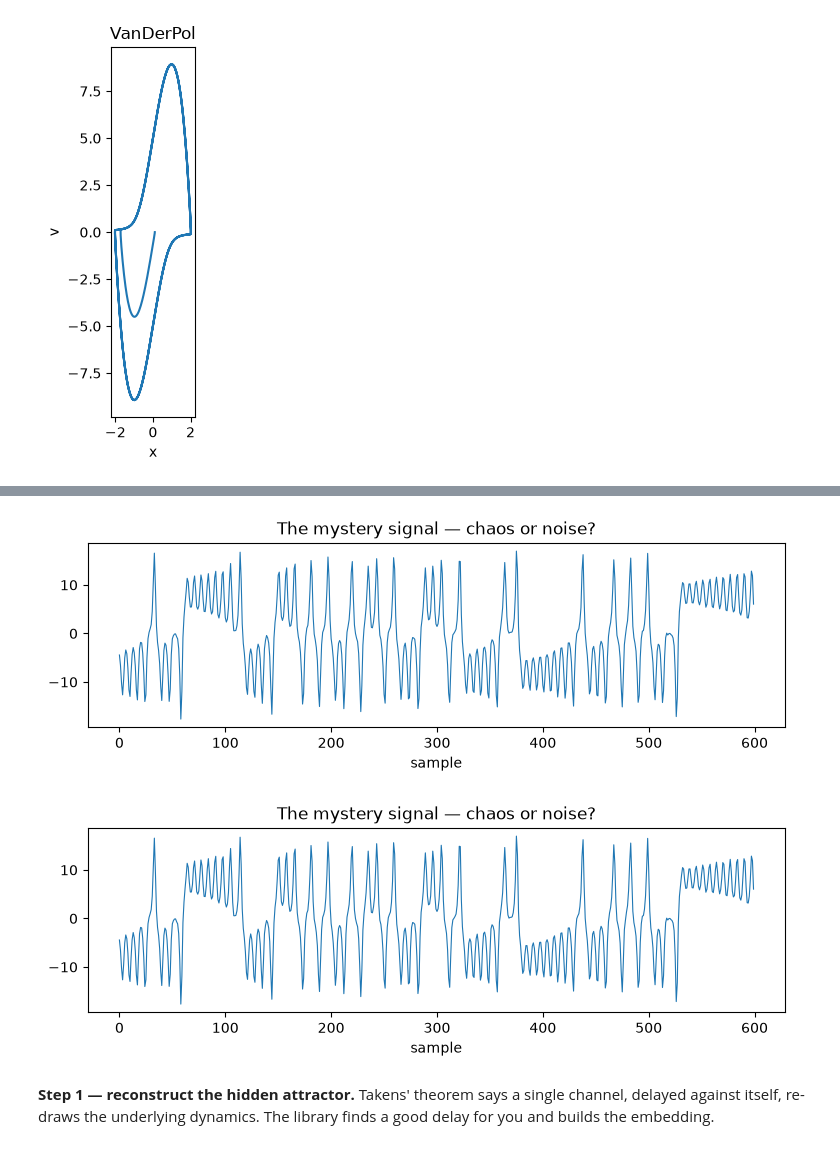
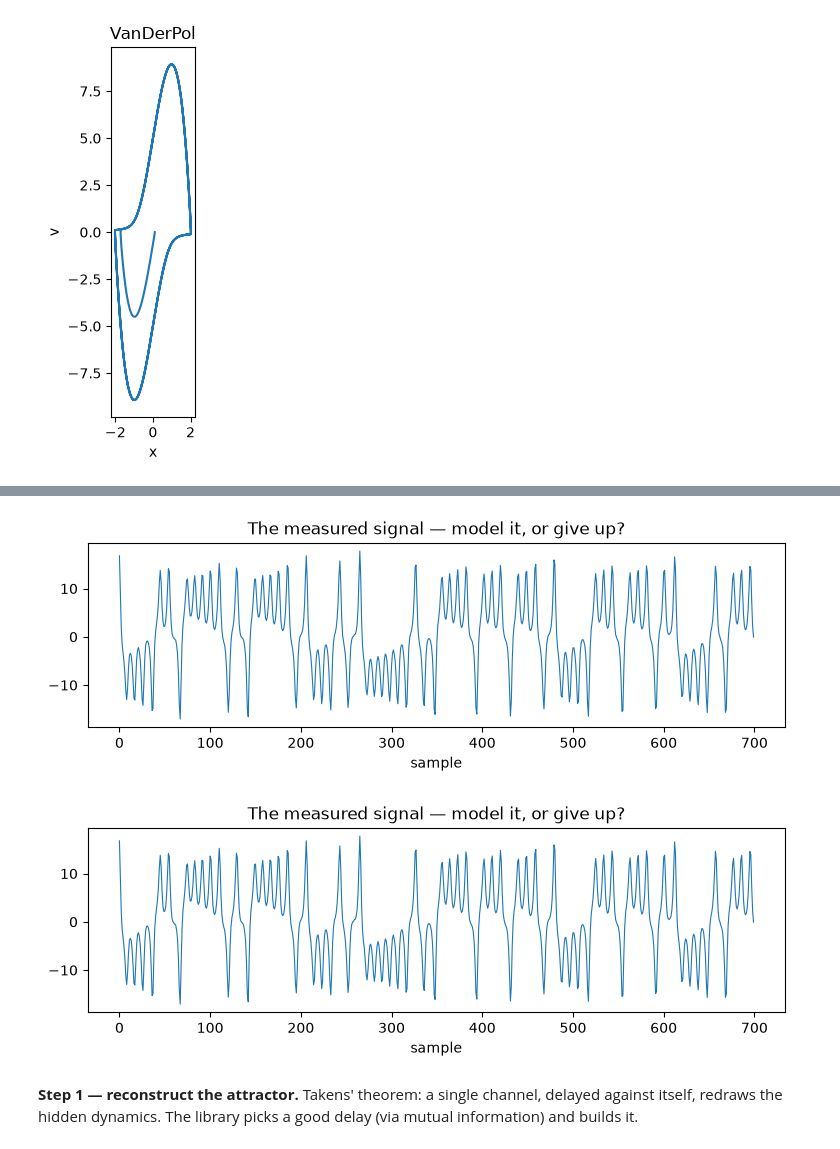
Before and after one commit to El3ssar/tsdynamics-workshop, a Jupyter notebook: workshop_express.ipynb, the cells around one changed output, grey strips where cells are left out. Drawn from its saved outputs; the diff is of its cells as text; code cells hidden in the pictures.

```diff
--- a/workshop_express.ipynb
+++ b/workshop_express.ipynb
@@ -159,0 +18,26 @@ everything, for free.
+# %%
+# Setup — installs the stack on Colab's first run (~40 s); a no-op locally.
+try:
+    import tsdynamics  # noqa: F401
+except ImportError:
+    import subprocess, sys
+    subprocess.run([sys.executable, "-m", "pip", "install", "-q",
+                    "tsdynamics[viz,interactive]==5.3.1", "matplotlib", "plotly", "imageio-ffmpeg"], check=True)
+
+try:  # embed figures inline
+    get_ipython().run_line_magic("matplotlib", "inline")
+except NameError:
+    pass
+
+import numpy as np
+import matplotlib.pyplot as plt
+import tsdynamics as ts
+
+# let matplotlib write .mp4 using the ffmpeg bundled with imageio-ffmpeg (so Part 6 works on Colab too)
+try:
+    import imageio_ffmpeg, matplotlib as mpl
+    mpl.rcParams["animation.ffmpeg_path"] = imageio_ffmpeg.get_ffmpeg_exe()
+except Exception:
+    pass
+
+print("tsdynamics", ts.__version__, "— ready.")
@@ -172,16 +245,18 @@ pretend you don't know that.)
 # %%
+# One measured channel (we built it from a chaotic system + sensor noise; play along — you only get this).
 rng = np.random.default_rng(0)
-_lor = ts.Lorenz().integrate(final_time=300.0, dt=0.01)
-mystery = _lor.y[_lor.t > 20.0, 0][::10]                    # one channel, subsampled
-mystery = mystery + 0.02 * np.std(mystery) * rng.standard_normal(mystery.shape)  # measurement noise
+_src = ts.Lorenz().integrate(final_time=400.0, dt=0.01)
+signal = _src.y[_src.t > 20.0, 0][::8]                           # one coordinate, subsampled to dt=0.08 s
+signal = signal + 0.01 * np.std(signal) * rng.standard_normal(signal.shape)
+DT = 0.08
 
 fig, ax = plt.subplots(figsize=(9, 2.4))
-ax.plot(mystery[:600], lw=0.8); ax.set_title("The mystery signal — chaos or noise?"); ax.set_xlabel("sample")
+ax.plot(signal[:700], lw=0.8); ax.set(title="The measured signal — model it, or give up?", xlabel="sample")
 fig
 # %% [output]
-[figure, old version]
+[figure, new version]
-[figure, old version]
+[figure, new version]
 # %% [markdown]
-**Step 1 — reconstruct the hidden attractor.** Takens' theorem says a single channel, delayed against
-itself, re-draws the underlying dynamics. The library finds a good delay for you and builds the embedding.
+**Step 1 — reconstruct the attractor.** Takens' theorem: a single channel, delayed against itself,
+redraws the hidden dynamics. The library picks a good delay (via mutual information) and builds it.
 # %%
```
Also changed, not shown: parts of 62 cells of this notebook, 2 other files.
